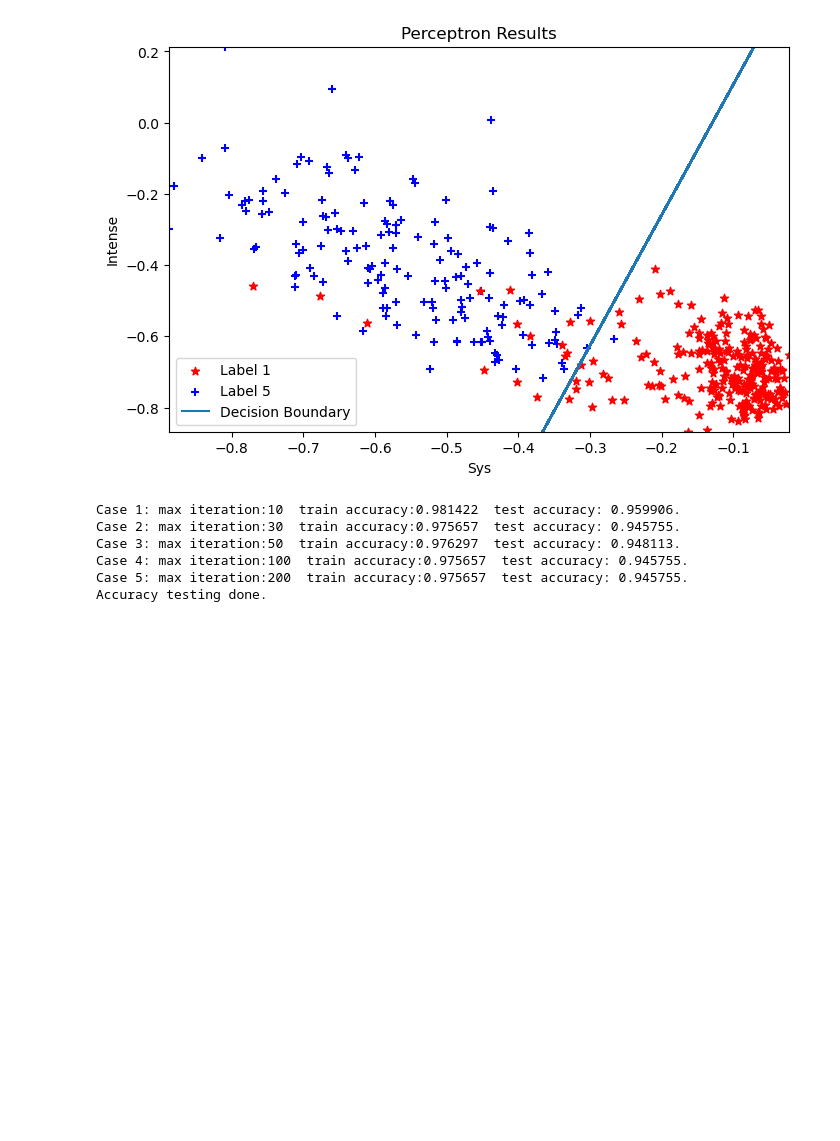
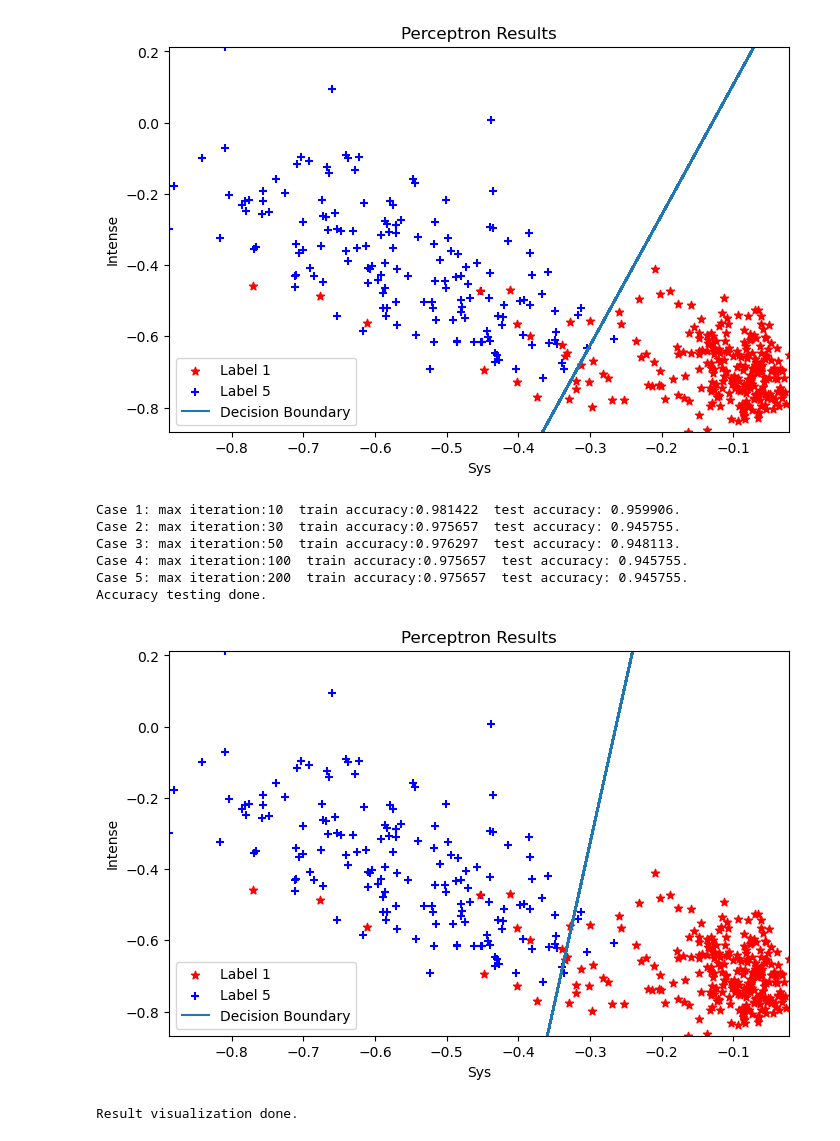
Before and after one commit to gabriel-ferreira-life/573_machine_learning, a Jupyter notebook: homework/homework_1/code/Perceptron.ipynb, the cells around one changed output. Cells and saved outputs as stored; diff of their text form; code cells hidden in the pictures; blank space fills up the shorter version.

Commit message:
Homework 1 - Done

```diff
--- a/homework/homework_1/code/Perceptron.ipynb
+++ b/homework/homework_1/code/Perceptron.ipynb
@@ -51,6 +23,6 @@ def get_X_y(df):
 # %%
-X_train, y_train = get_X_y(train_df)
-X_test, y_test = get_X_y(test_df)
+X_train, y_train = load_features(train_loc)
+X_test, y_test = load_features(test_loc)
 # %%
 X_train.shape
 # %% [output]
@@ -315,3 +283,8 @@ Case 3: max iteration:50  train accuracy:0.976297  test accuracy: 0.948113.
 Case 4: max iteration:100  train accuracy:0.975657  test accuracy: 0.945755.
 Case 5: max iteration:200  train accuracy:0.975657  test accuracy: 0.945755.
 Accuracy testing done.
+# %%
+visualize_result(X_train, y_train, X_test, y_test)
+# %% [output]
+[figure, added]
+Result visualization done.
```
Also changed, not shown: parts of 10 cells of this notebook, 3 other files.
